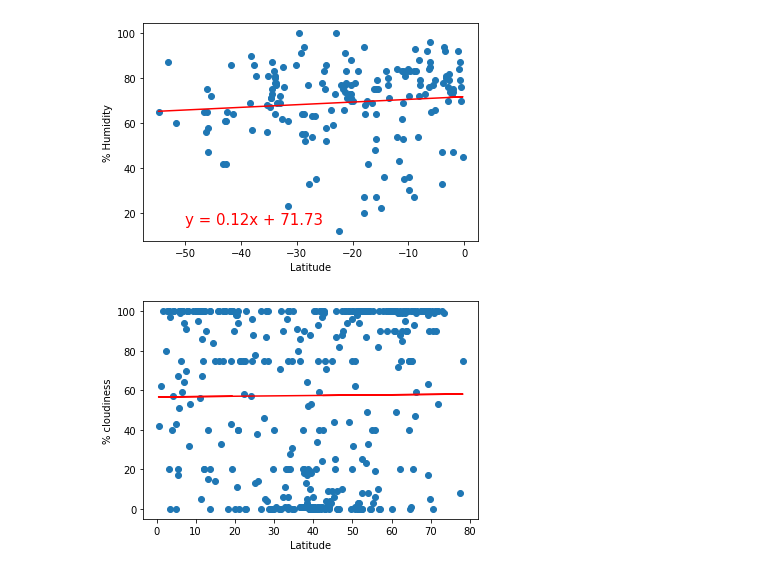
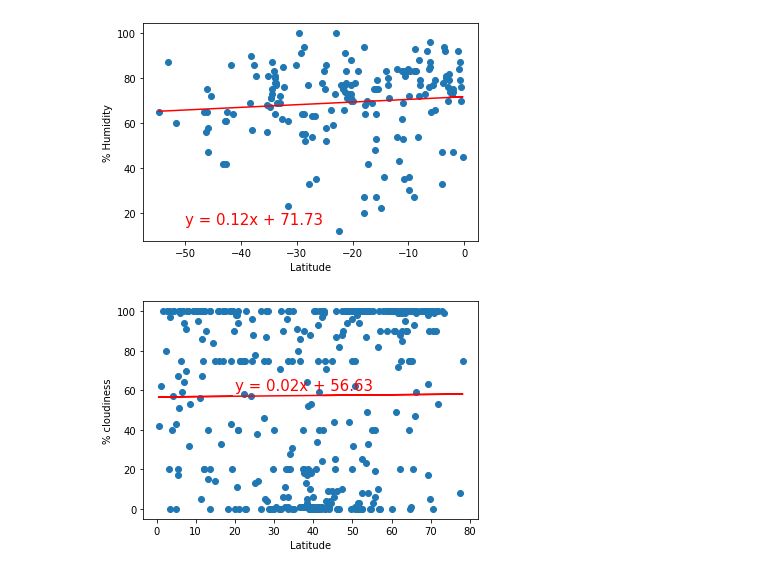
Before and after one commit to Emma-Gretter/World_Weather_Analysis, a Jupyter notebook: WeatherPy.ipynb, the cells around one changed output. Drawn from its saved outputs; the diff is of its cells as text; code cells hidden in the pictures.

Commit message:
Adding linear regression plots

```diff
--- a/WeatherPy.ipynb
+++ b/WeatherPy.ipynb
@@ -348,10 +348,10 @@ plot_linear_regression(x_values, y_values,
 # %%
 # Linear regression on the Northern Hemisphere
 x_values = northern_hemi_df["Lat"]
 y_values = northern_hemi_df["Cloudiness"]
 # Call the function.
 plot_linear_regression(x_values, y_values,
                        'Linear Regression on the Northern Hemisphere \
-                        for cloudiness', '% cloudiness',(100,80))
+                        for % Cloudiness', '% cloudiness',(20,60))
 # %% [output]
-[figure, old version]
+[figure, new version]
```
Also changed, not shown: parts of 3 cells of this notebook.
